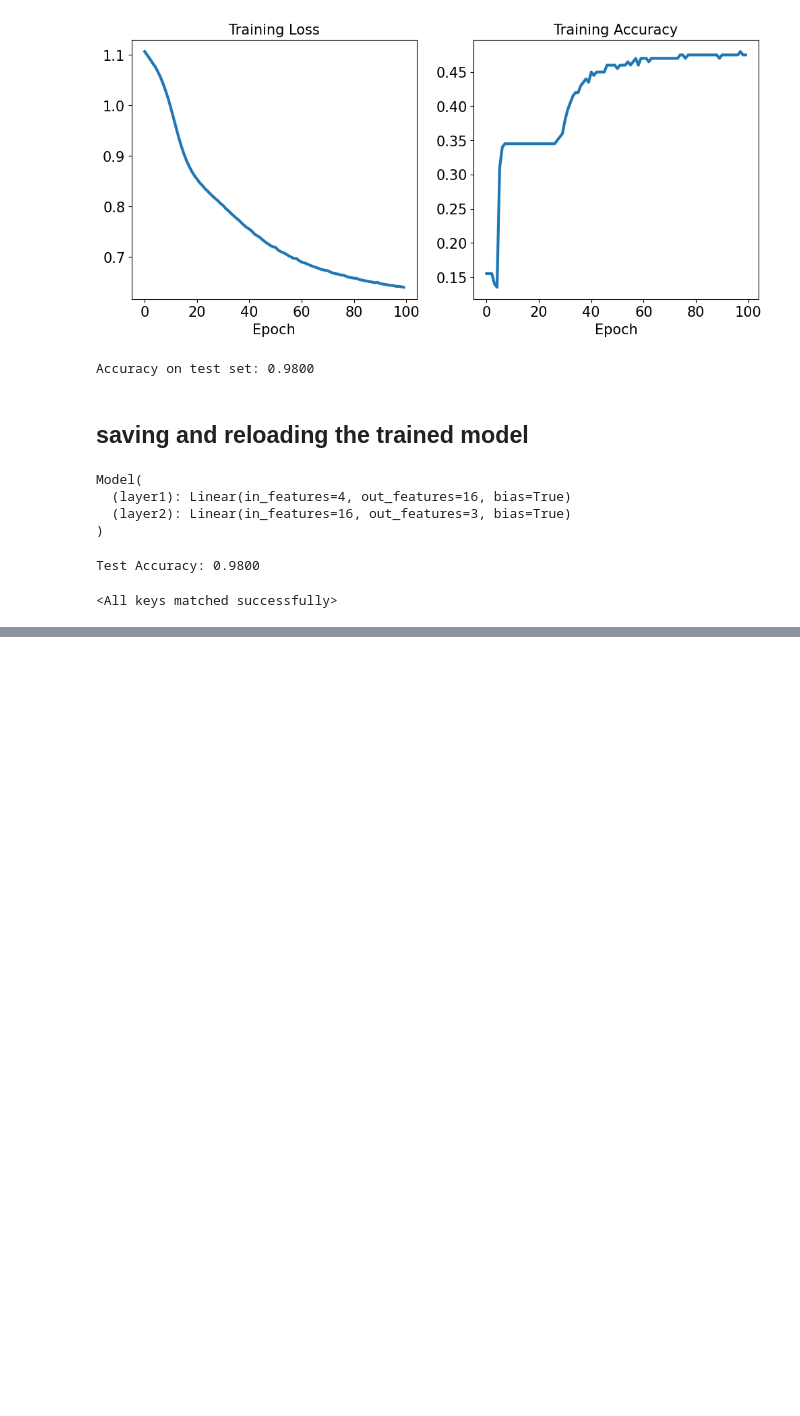
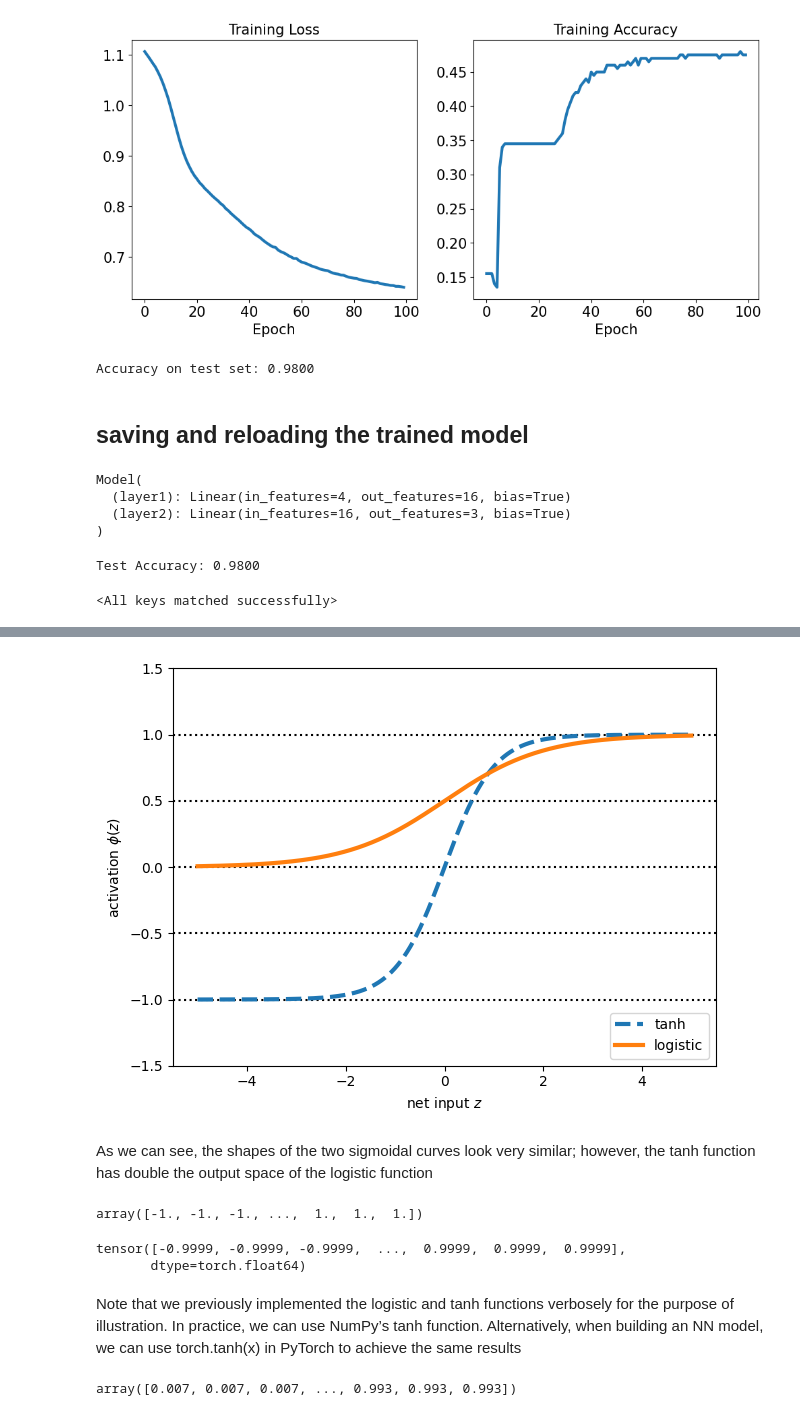
Before and after one commit to notsubash/ML-DL-implementations, a Jupyter notebook: algorithms/pytorch.ipynb, the cells around one changed output, grey strips where cells are left out. Drawn from its saved outputs; the diff is of its cells as text; code cells hidden in the pictures; blank space fills up the shorter version.

Commit message:
feat(pytorch): Implemented activation functions and explored the use cases

```diff
--- a/algorithms/pytorch.ipynb
+++ b/algorithms/pytorch.ipynb
@@ -690,0 +695,14 @@ model_new.load_state_dict(torch.load(path))
+# %%
+X = np.array([1,1.4,2.5]) ## First value must be 1
+w = np.array([0.4,0.3,0.5])
+def net_input(X,w):
+    return np.dot(X,w)
+
+def logistic(z):
+    return 1.0 / (1.0 + np.exp(-z))
+
+def logistic_activation(X,w):
+    z = net_input(X,w)
+    return logistic(z)
+
+print(f'P(y=1|x) = {logistic_activation(X, w):.3f}')
@@ -690,0 +766,46 @@ model_new.load_state_dict(torch.load(path))
+# %%
+# Plotting sigmoid function vs tanh function
+def tanh(z):
+    e_p = np.exp(z)
+    e_n = np.exp(-z)
+    return (e_p - e_n) / (e_p + e_n)
+z = np.arange(-5, 5, 0.005)
+log_act = logistic(z)
+tanh_act = tanh(z)
+plt.ylim([-1.5, 1.5])
+plt.xlabel('net input $z$')
+plt.ylabel('activation $\phi(z)$')
+plt.axhline(1, color='black', linestyle=':')
+plt.axhline(0.5, color='black', linestyle=':')
+plt.axhline(0, color='black', linestyle=':')
+plt.axhline(-0.5, color='black', linestyle=':')
+plt.axhline(-1, color='black', linestyle=':')
+plt.plot(z, tanh_act, linewidth=3, label='tanh', linestyle='--')
+plt.plot(z, log_act, linewidth=3, label='logistic')
+plt.legend(loc='lower right')
+plt.tight_layout()
+plt.show()
+# %% [output]
+[figure, added]
+# %% [markdown]
+As we can see, the shapes of the two sigmoidal curves look very similar; however, the tanh function
+has double the output space of the logistic function
+# %%
+np.tanh(z)
+# %% [output]
+array([-1., -1., -1., ...,  1.,  1.,  1.])
+# %%
+torch.tanh(torch.from_numpy(z))
+# %% [output]
+tensor([-0.9999, -0.9999, -0.9999,  ...,  0.9999,  0.9999,  0.9999],
+       dtype=torch.float64)
+# %% [markdown]
+Note that we previously implemented the logistic and tanh functions verbosely for the purpose of
+illustration. In practice, we can use NumPy’s tanh function.
+Alternatively, when building an NN model, we can use torch.tanh(x) in PyTorch to achieve the same
+results
+# %%
+from scipy.special import expit
+expit(z)
+# %% [output]
+array([0.007, 0.007, 0.007, ..., 0.993, 0.993, 0.993])
```
Also changed, not shown: parts of 16 cells of this notebook, 2 other files.
